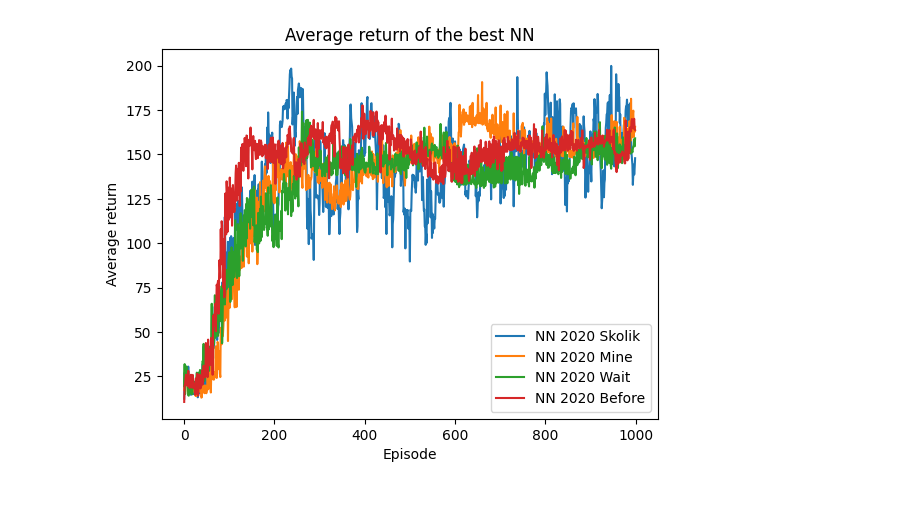
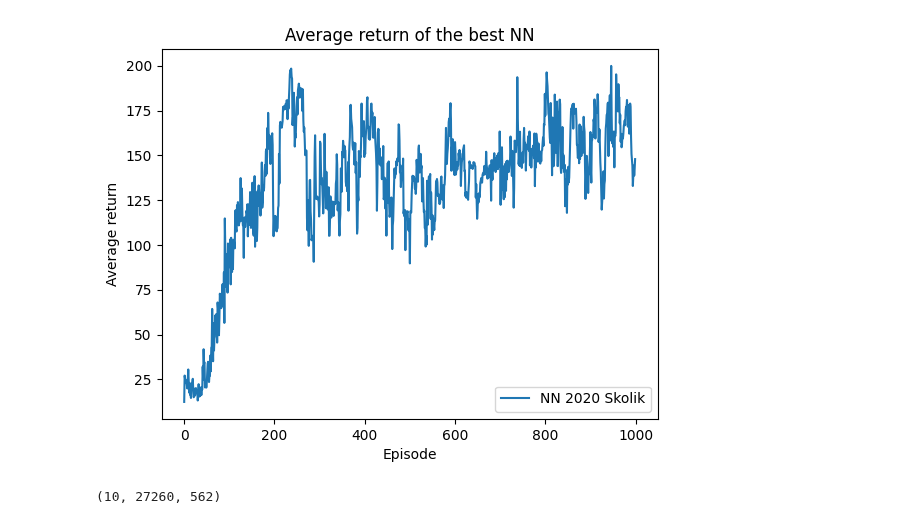
Before and after one commit to RodrigoCoelho7/VQC_Qlearning, a Jupyter notebook: data_analysis/nn.ipynb, the cells around one changed output. Saved outputs shown, nothing was run; the diff lists cells and outputs as text; code cells hidden in the pictures.

```diff
--- a/data_analysis/nn.ipynb
+++ b/data_analysis/nn.ipynb
@@ -53,12 +17,9 @@ nn_before_std_reward = np.std(nn_before_reward, axis=0)
 # %%
 plt.plot(nn2020skolik_average_reward, label="NN 2020 Skolik")
-plt.plot(nn2020_mine_average_reward, label="NN 2020 Mine")
-plt.plot(nn2020_wait_average_reward, label="NN 2020 Wait")
-plt.plot(nn_before_average_reward, label="NN 2020 Before")
 plt.title("Average return of the best NN")
 plt.xlabel("Episode")
 plt.ylabel("Average return")
 plt.legend()
 plt.show()
 # %% [output]
-[figure, old version]
+[figure, new version]
@@ -64,0 +42,4 @@ plt.show()
+# %%
+nn_2020_flattened_gradients.shape
+# %% [output]
+(10, 27260, 562)
```
Also changed, not shown: parts of 11 cells of this notebook.
